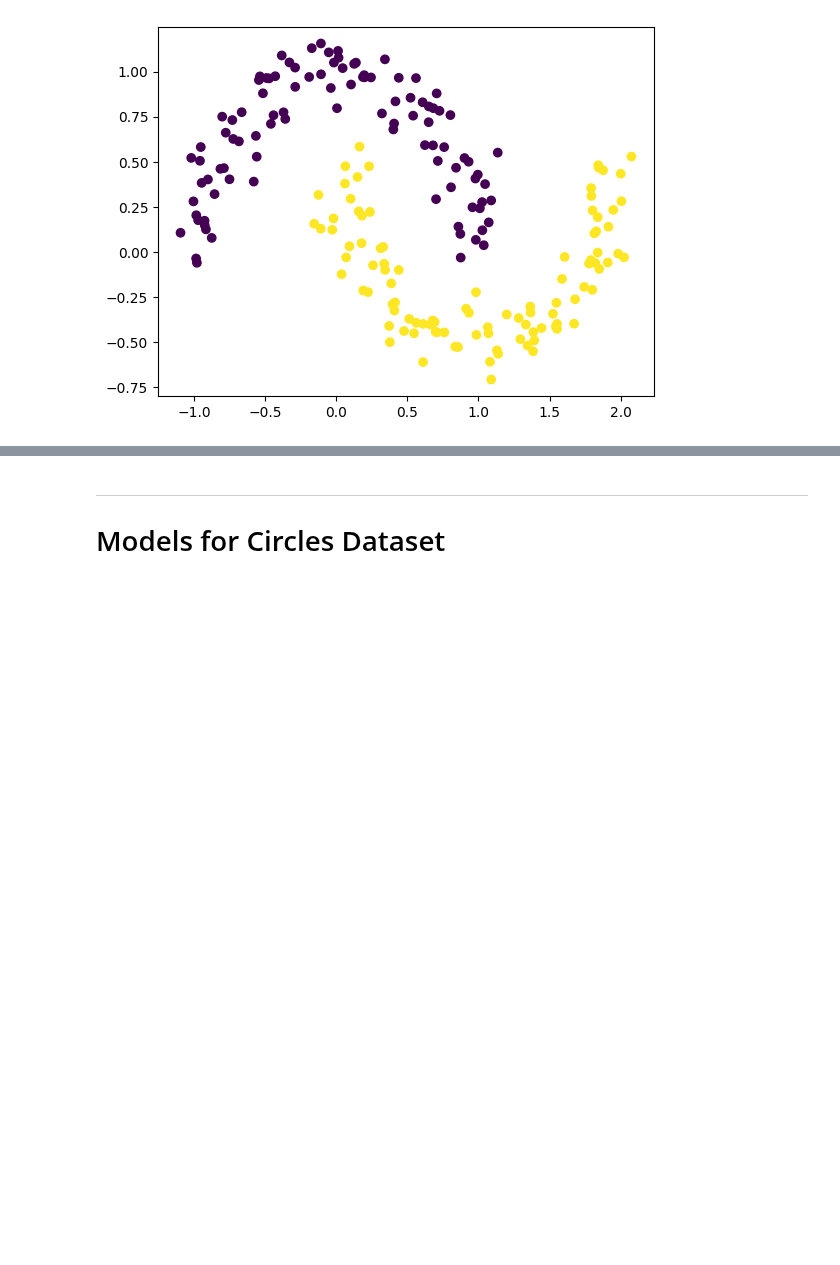
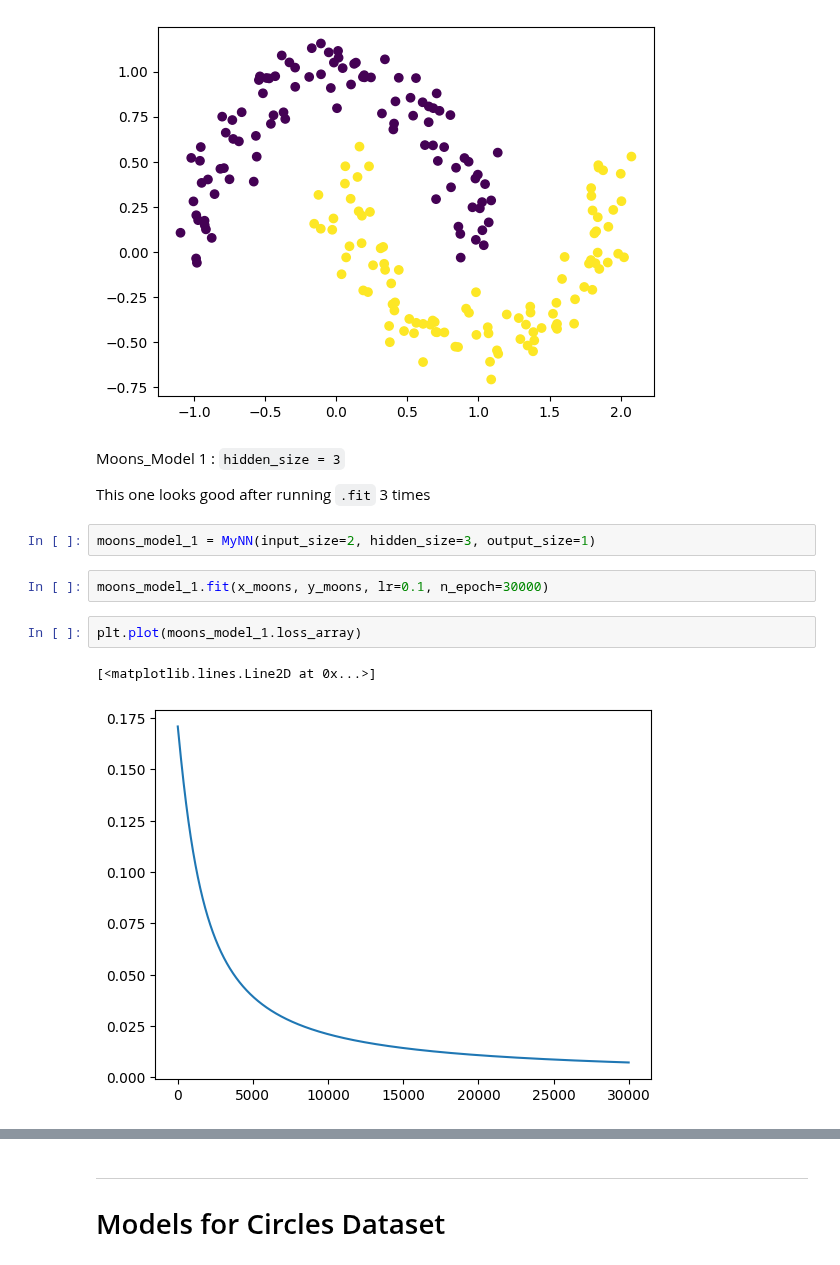
Before and after one commit to Nick-Azzarano/Machine-Learning-Practice, a Jupyter notebook: Spring2025/Homeworks/HW9_Azzarano_Nick.ipynb, the cells around one changed output, grey strips where cells are left out. Drawn from its saved outputs; the diff is of its cells as text; blank space fills up the shorter version.

```diff
--- a/Spring2025/Homeworks/HW9_Azzarano_Nick.ipynb
+++ b/Spring2025/Homeworks/HW9_Azzarano_Nick.ipynb
@@ -245,3 +245,16 @@ plt.scatter(x_moons[:,0], x_moons[:,1], c=y_moons)
 # %% [output]
 <matplotlib.collections.PathCollection at 0x...>
 [figure]
+# %% [markdown]
+Moons_Model 1 : `hidden_size = 3`
+
+This one looks good after running `.fit` 3 times
+# %%
+moons_model_1 = MyNN(input_size=2, hidden_size=3, output_size=1)
+# %%
+moons_model_1.fit(x_moons, y_moons, lr=0.1, n_epoch=30000)
+# %%
+plt.plot(moons_model_1.loss_array)
+# %% [output]
+[<matplotlib.lines.Line2D at 0x...>]
+[figure, added]
```
Also changed, not shown: parts of 11 cells of this notebook.
